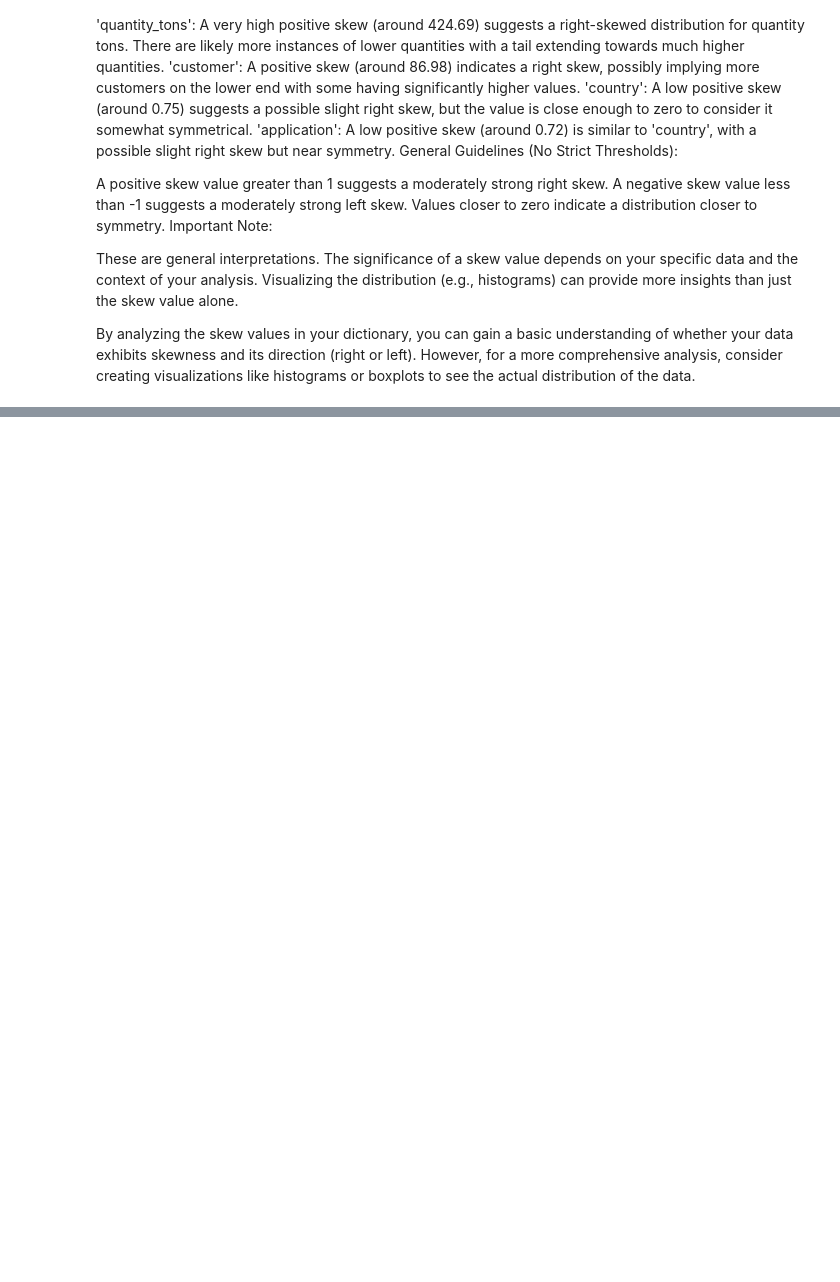
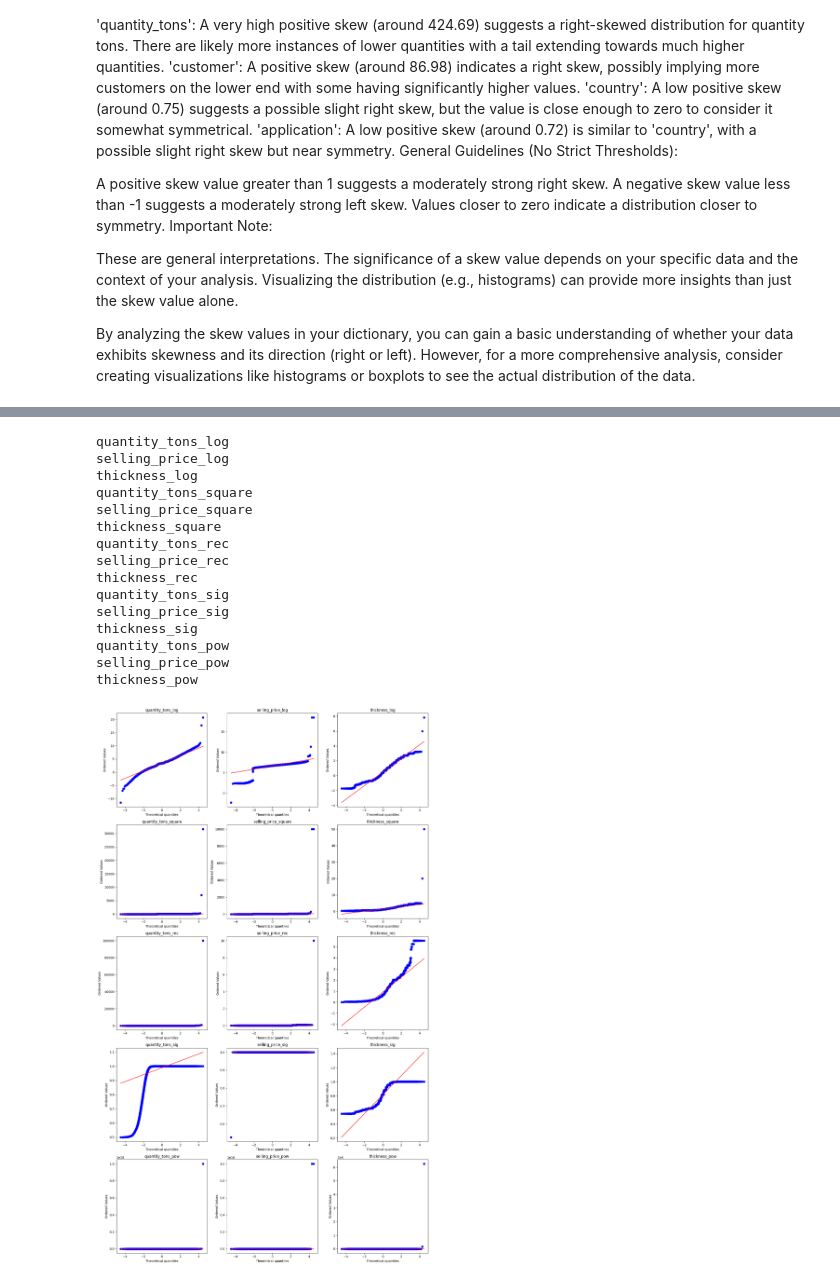
Before and after one commit to Santhosh-Analytics/Copper-Pricing-lead-conversion-PredictiveModeling-, a Jupyter notebook: Data Preprocessing.ipynb, the cells around one changed output, grey strips where cells are left out. Cells and saved outputs as stored; diff of their text form; code cells hidden in the pictures; blank space fills up the shorter version.

```diff
--- a/Data Preprocessing.ipynb
+++ b/Data Preprocessing.ipynb
@@ -590,0 +695,71 @@ def outlier(df, column):
+# %%
+import numpy as np
+import pandas as pd
+import matplotlib.pyplot as plt
+import scipy.stats as stat
+import pylab
+
+# Define the dictionary mapping method names to corresponding functions
+method_functions =  {
+    'log': np.log,
+    'square': np.sqrt,
+    'rec': lambda x: 1 / x,
+    'sig': lambda x: 1 / (1 + np.exp(-x)),
+    'pow': lambda x: np.power(x, 2),
+        }
+
+def skewness(df, column, method):
+    # Get the corresponding function for the given method
+    func = method_functions[method]
+
+    # Define the new column name based on the method used
+    new_column = f'{column}_{method}'
+
+    # Apply the function to the specified column and create a new column with the transformed values
+    df[new_column] = df[column].apply(func)
+
+    return df
+
+# Columns to apply skewness transformations on
+columns = ['quantity_tons', 'selling_price', 'thickness']
+
+# Calculate the number of methods and columns
+num_methods = len(method_functions)
+num_columns = len(columns)
+
+# Set up the subplot layout
+fig, axs = plt.subplots(num_methods, num_columns, figsize=(15, 5*num_methods))
+
+# Iterate over methods and columns to apply skewness transformations and plot Q-Q plots
+for method_idx, method in enumerate(method_functions):
+    for col_idx, col in enumerate(columns):
+
+        skewness(df1, col, method)
+        new_column = f'{col}_{method}'
+
+        # Plot the Q-Q plot on the corresponding subplot
+        ax = axs[method_idx, col_idx]
+
+        stat.probplot(df1[new_column], dist='norm', plot=ax)
+        ax.set_title(f'{col}_{method}')
+
+# Adjust the layout and spacing of subplots
+plt.tight_layout()
+plt.show()
+# %% [output]
+quantity_tons_log
+selling_price_log
+thickness_log
+quantity_tons_square
+selling_price_square
+thickness_square
+quantity_tons_rec
+selling_price_rec
+thickness_rec
+quantity_tons_sig
+selling_price_sig
+thickness_sig
+quantity_tons_pow
+selling_price_pow
+thickness_pow
+[figure, added]
```
Also changed, not shown: parts of 19 cells of this notebook.
